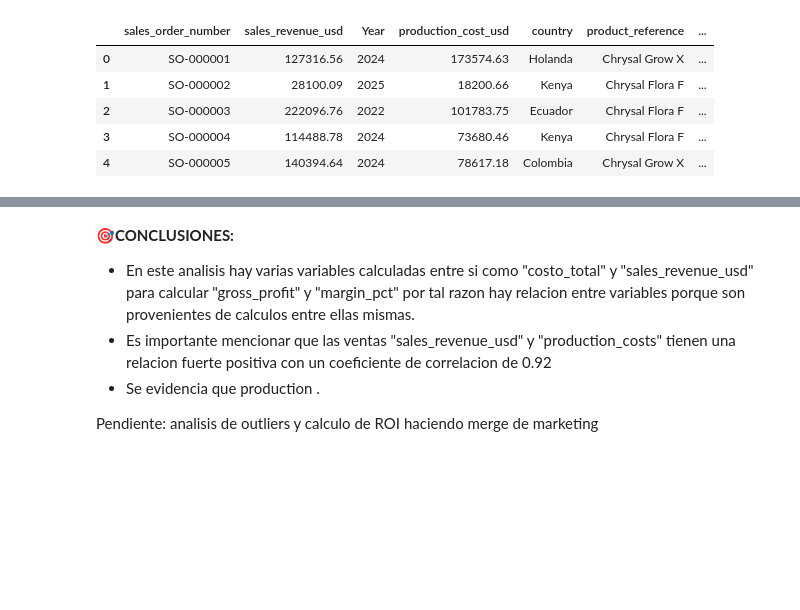
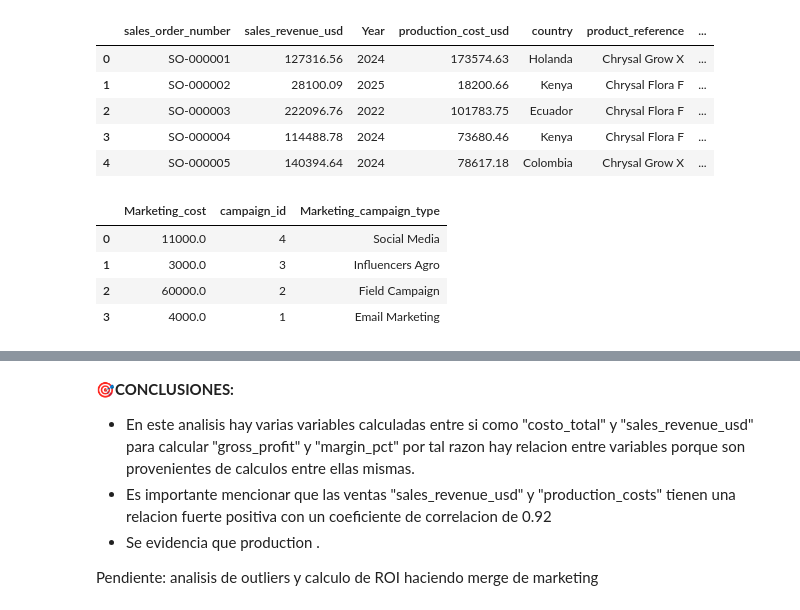
Before and after one commit to alexsandoval05/Revenue-sustainability-Chrysal, a Jupyter notebook: chrysal_profit_sustainability.ipynb, the cells around one changed output, grey strips where cells are left out. Drawn from its saved outputs; the diff is of its cells as text; code cells hidden in the pictures; blank space fills up the shorter version.

```diff
--- a/chrysal_profit_sustainability.ipynb
+++ b/chrysal_profit_sustainability.ipynb
@@ -137,0 +153,4 @@ memory usage: 324.0+ bytes
+# %%
+marketing_clean  = marketing_clean.drop_duplicates(keep="first").reset_index(drop=True)
+# Validación rápida (debería ser 0)
+marketing_clean.duplicated().sum()
@@ -555,3 +577,12 @@ sales_final.head()
 | 2 | SO-000003 | 222096.76 | 2022 | 101783.75 | Ecuador | Chrysal Flora F | ... |
 | 3 | SO-000004 | 114488.78 | 2024 | 73680.46 | Kenya | Chrysal Flora F | ... |
 | 4 | SO-000005 | 140394.64 | 2024 | 78617.18 | Colombia | Chrysal Grow X | ... |
+# %%
+marketing_clean.rename(columns={'Campaign_ID': 'campaign_id'}, inplace=True)
+marketing_clean.head()
+# %% [output]
+|  | Marketing_cost | campaign_id | Marketing_campaign_type |
+| 0 | 11000.0 | 4 | Social Media |
+| 1 | 3000.0 | 3 | Influencers Agro |
+| 2 | 60000.0 | 2 | Field Campaign |
+| 3 | 4000.0 | 1 | Email Marketing |
```
Also changed, not shown: parts of 14 cells of this notebook.
